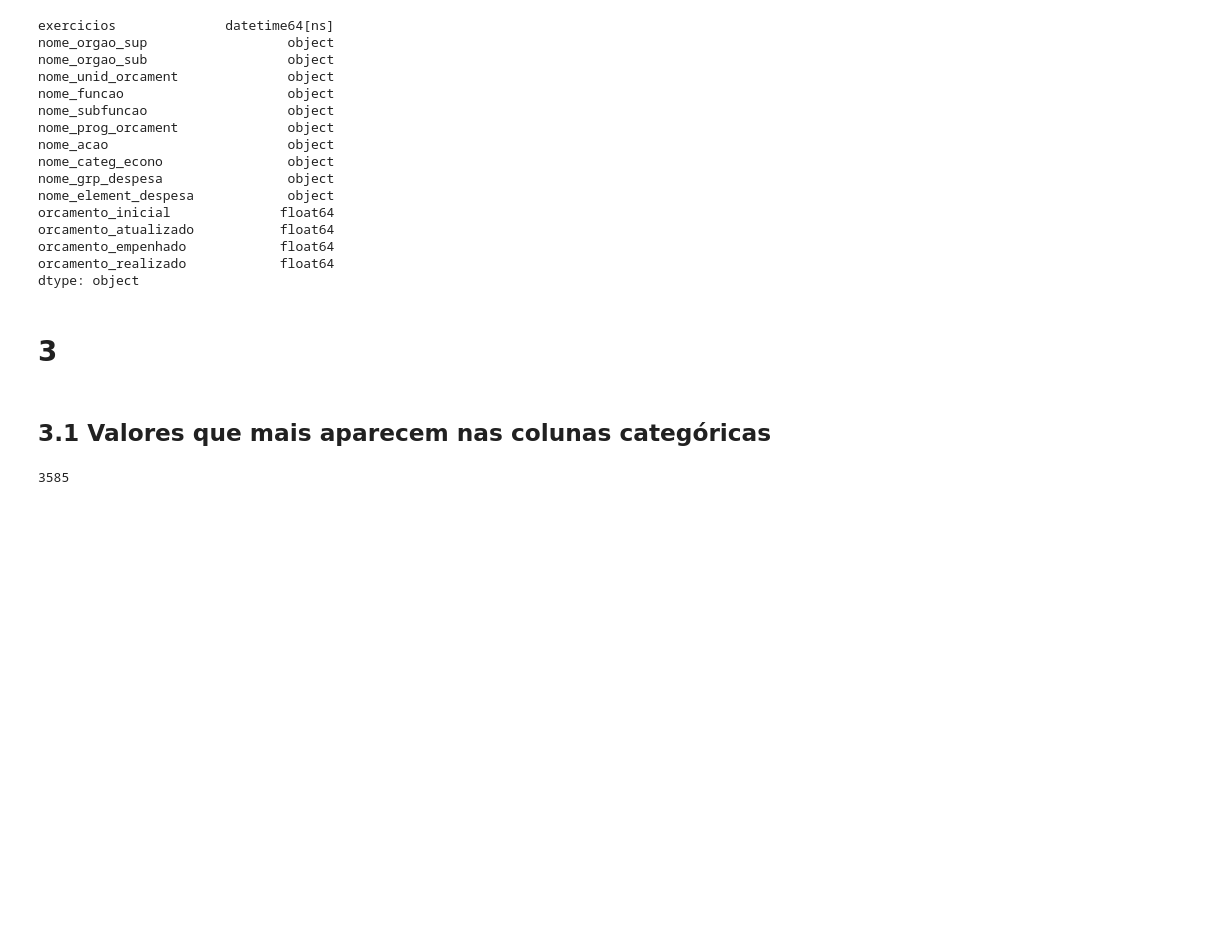
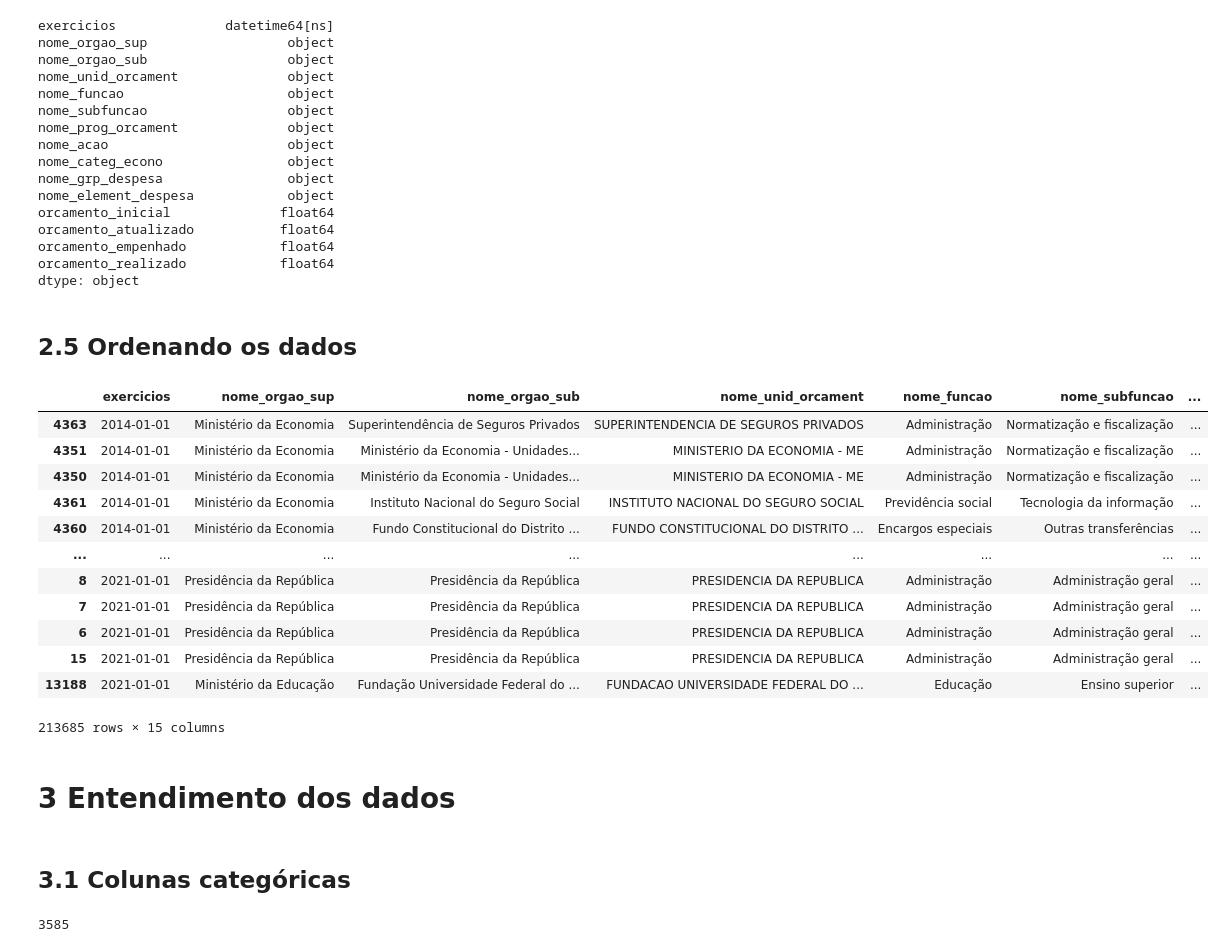
Before and after one commit to PanGeia-Study-Group/Analise_orcamento, a Jupyter notebook: codigo/2_sanity/sanity_2.ipynb, the cells around one changed output. Cells and saved outputs as stored; diff of their text form; code cells hidden in the pictures; blank space fills up the shorter version.

```diff
--- a/codigo/2_sanity/sanity_2.ipynb
+++ b/codigo/2_sanity/sanity_2.ipynb
@@ -173,10 +167,30 @@ orcamento_atualizado           float64
 orcamento_empenhado            float64
 orcamento_realizado            float64
 dtype: object
+# %% [markdown]
+## 2.5 Ordenando os dados
+# %%
+# Ordenando os dados pelo ano
+df = df.sort_values(by=['exercicios'],ascending=True)
+display(df)
+# %% [output]
+|  | exercicios | nome_orgao_sup | nome_orgao_sub | nome_unid_orcament | nome_funcao | nome_subfuncao | ... |
+| 4363 | 2014-01-01 | Ministério da Economia | Superintendência de Seguros Privados | SUPERINTENDENCIA DE SEGUROS PRIVADOS | Administração | Normatização e fiscalização | ... |
+| 4351 | 2014-01-01 | Ministério da Economia | Ministério da Economia - Unidades... | MINISTERIO DA ECONOMIA - ME | Administração | Normatização e fiscalização | ... |
+| 4350 | 2014-01-01 | Ministério da Economia | Ministério da Economia - Unidades... | MINISTERIO DA ECONOMIA - ME | Administração | Normatização e fiscalização | ... |
+| 4361 | 2014-01-01 | Ministério da Economia | Instituto Nacional do Seguro Social | INSTITUTO NACIONAL DO SEGURO SOCIAL | Previdência social | Tecnologia da informação | ... |
+| 4360 | 2014-01-01 | Ministério da Economia | Fundo Constitucional do Distrito ... | FUNDO CONSTITUCIONAL DO DISTRITO ... | Encargos especiais | Outras transferências | ... |
+| ... | ... | ... | ... | ... | ... | ... | ... |
+| 8 | 2021-01-01 | Presidência da República | Presidência da República | PRESIDENCIA DA REPUBLICA | Administração | Administração geral | ... |
+| 7 | 2021-01-01 | Presidência da República | Presidência da República | PRESIDENCIA DA REPUBLICA | Administração | Administração geral | ... |
+| 6 | 2021-01-01 | Presidência da República | Presidência da República | PRESIDENCIA DA REPUBLICA | Administração | Administração geral | ... |
+| 15 | 2021-01-01 | Presidência da República | Presidência da República | PRESIDENCIA DA REPUBLICA | Administração | Administração geral | ... |
+| 13188 | 2021-01-01 | Ministério da Educação | Fundação Universidade Federal do ... | FUNDACAO UNIVERSIDADE FEDERAL DO ... | Educação | Ensino superior | ... |
+213685 rows × 15 columns
 # %% [markdown]
-# 3
+# 3 Entendimento dos dados
 # %% [markdown]
-## 3.1 Valores que mais aparecem nas colunas categóricas
+## 3.1 Colunas categóricas
 # %%
 categoricas = ['nome_acao','nome_categ_econo','nome_grp_despesa','nome_element_despesa']
 # %%
```
Also changed, not shown: parts of 24 cells of this notebook.
